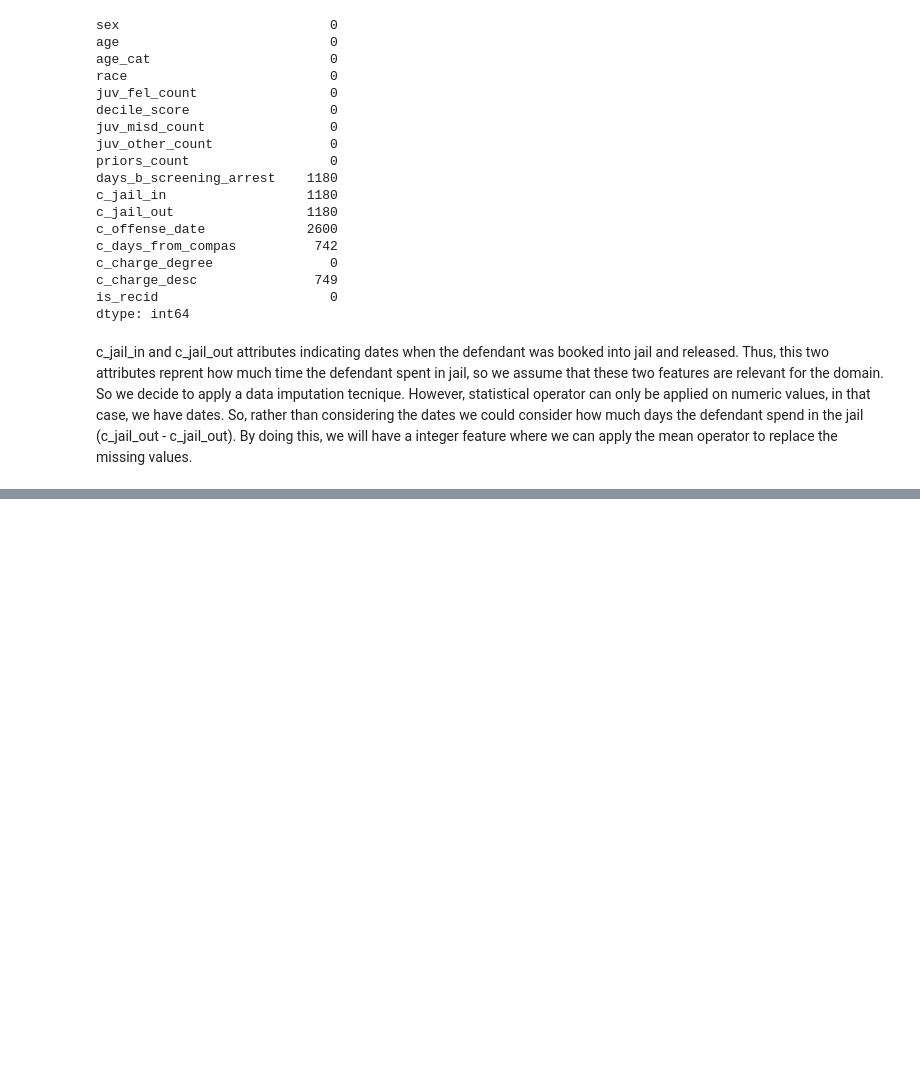
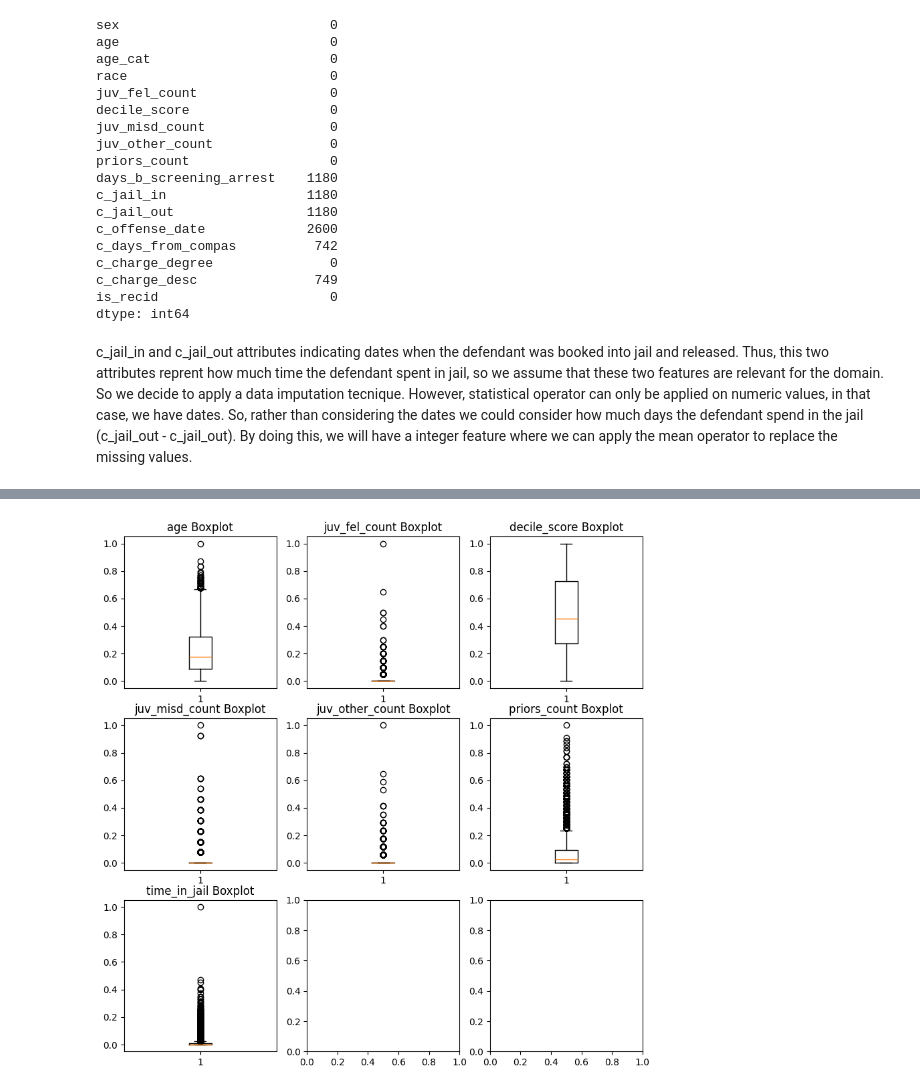
Before and after one commit to MarioCicalese/Fairness_datasmell_SE4AI, a Jupyter notebook: tidyCompas.ipynb, the cells around one changed output, grey strips where cells are left out. Saved outputs shown, nothing was run; the diff lists cells and outputs as text; code cells hidden in the pictures; blank space fills up the shorter version.

Commit message:
refactoring o data smells, now the dataset doesn't have data smells (tidy dataset created))

```diff
--- a/tidyCompas.ipynb
+++ b/tidyCompas.ipynb
@@ -355,0 +242,2 @@ X_train, X_test, y_train, y_test = train_test_split(X, y,
+# %%
+df_tidy = df_tidy.drop(columns=['c_offense_date', 'days_b_screening_arrest', 'c_days_from_compas'])
@@ -355,0 +269,3 @@ X_train, X_test, y_train, y_test = train_test_split(X, y,
+# %%
+df_tidy['c_charge_desc'] = df_tidy['c_charge_desc'].str.lower()
+df_tidy['c_charge_desc'].values
@@ -355,0 +309,2 @@ X_train, X_test, y_train, y_test = train_test_split(X, y,
+# %%
+df_tidy = df_tidy[ df_tidy['is_recid'] != -1 ]
@@ -355,0 +321,9 @@ X_train, X_test, y_train, y_test = train_test_split(X, y,
+# %%
+numerical_cols = df_tidy.select_dtypes(include=['float64', 'int64']).columns
+numerical_cols = numerical_cols.drop('is_recid')
+
+# Inizializziamo lo StandardScaler
+scaler = MinMaxScaler()
+
+# Applichiamo lo scaler solo alle colonne numeriche
+df_tidy[numerical_cols] = scaler.fit_transform(df_tidy[numerical_cols])
@@ -355,0 +339,12 @@ X_train, X_test, y_train, y_test = train_test_split(X, y,
+# %%
+#Verified wether there are still outlier values by employing boxplot
+fig, axs = plt.subplots(3, 3, figsize=(10, 10))
+
+for index,attribute in enumerate(numerical_cols):
+    row = index // 3
+    col = index % 3
+    axs[row,col].boxplot(df_tidy[attribute])
+    axs[row,col].set_title(attribute + ' Boxplot')
+plt.show()
+# %% [output]
+[figure, added]
```
Also changed, not shown: parts of 62 cells of this notebook.
